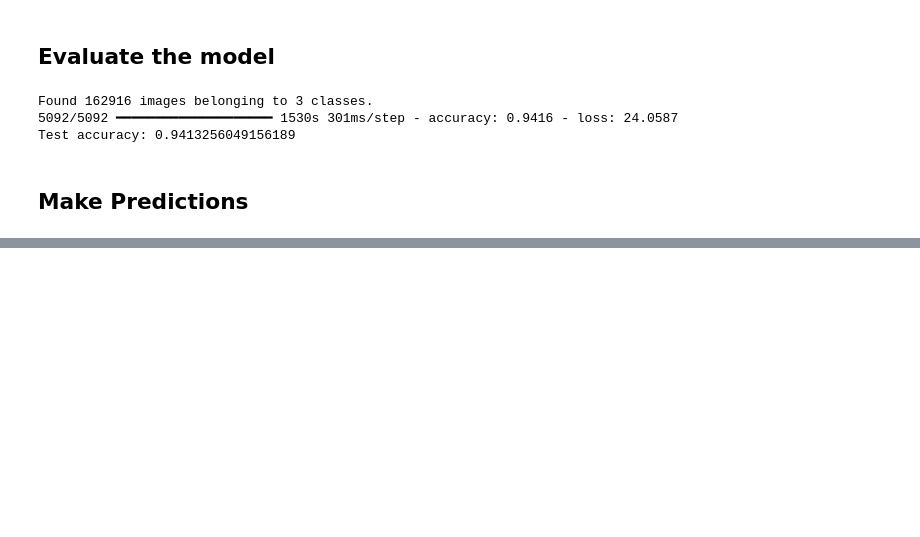
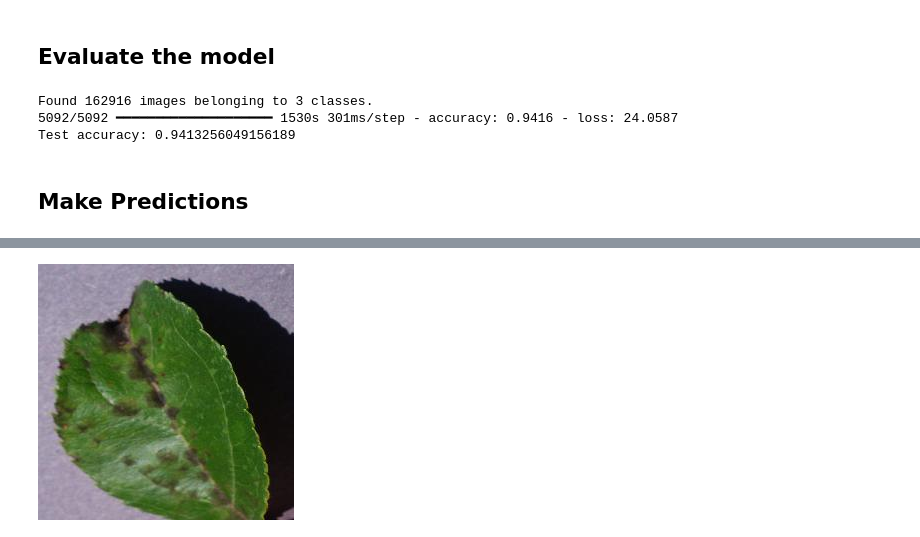
Before and after one commit to Mercymerine/Machine_learning2, a Jupyter notebook: Image_cnn3.ipynb, the cells around one changed output, grey strips where cells are left out. Cells and saved outputs as stored; diff of their text form; code cells hidden in the pictures; blank space fills up the shorter version.

```diff
--- a/Image_cnn3.ipynb
+++ b/Image_cnn3.ipynb
@@ -197,0 +207,8 @@ IsADirectoryError: [Errno 21] Is a directory: '/content/plantvillage dataset/col
+# %%
+import os
+os.listdir('/content/plantvillage dataset/color')
+
+from PIL import Image
+Image.open('/content/plantvillage dataset/color/Apple___Apple_scab/0261a6e4-21f8-481a-8827-b674e6955644___FREC_Scab 3055.JPG')
+# %% [output]
+[figure, added]
```
Also changed, not shown: parts of 2 cells of this notebook.
